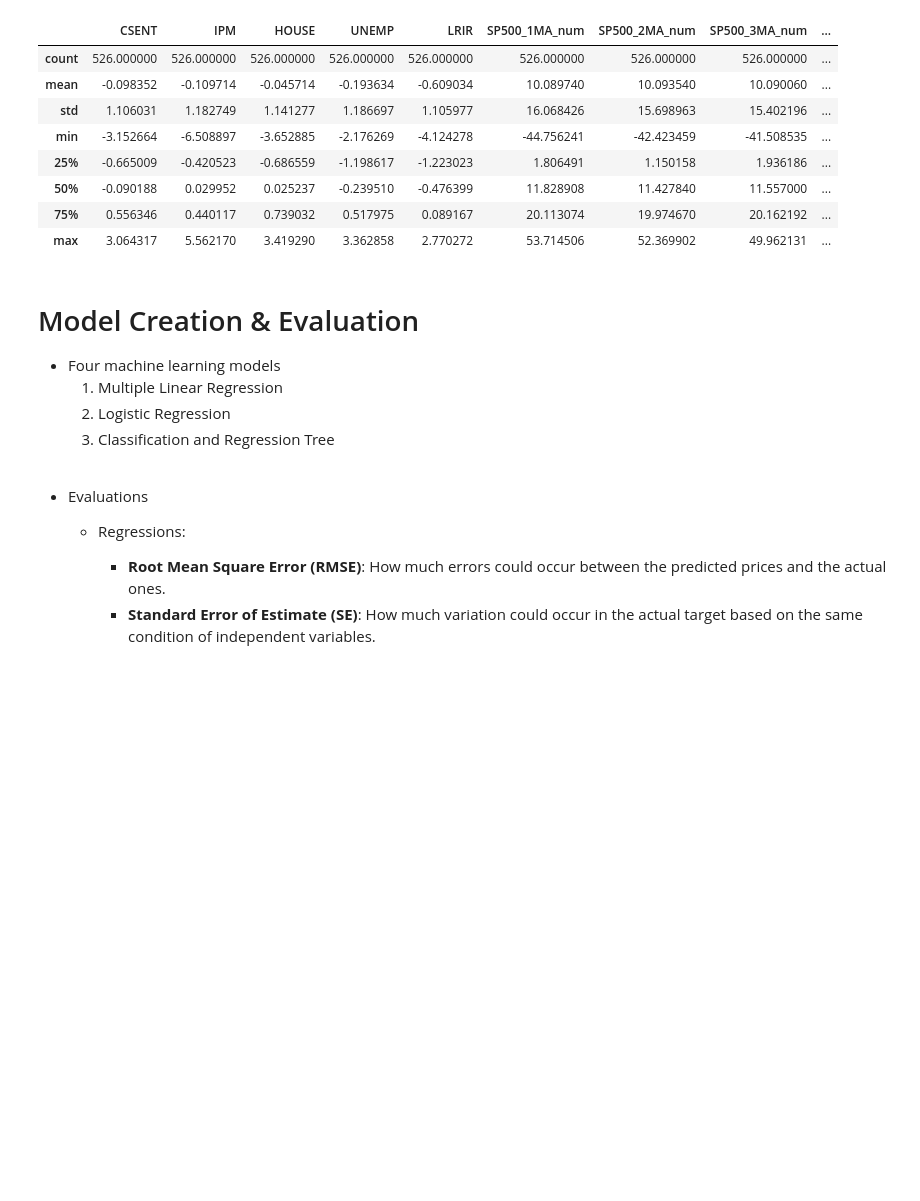
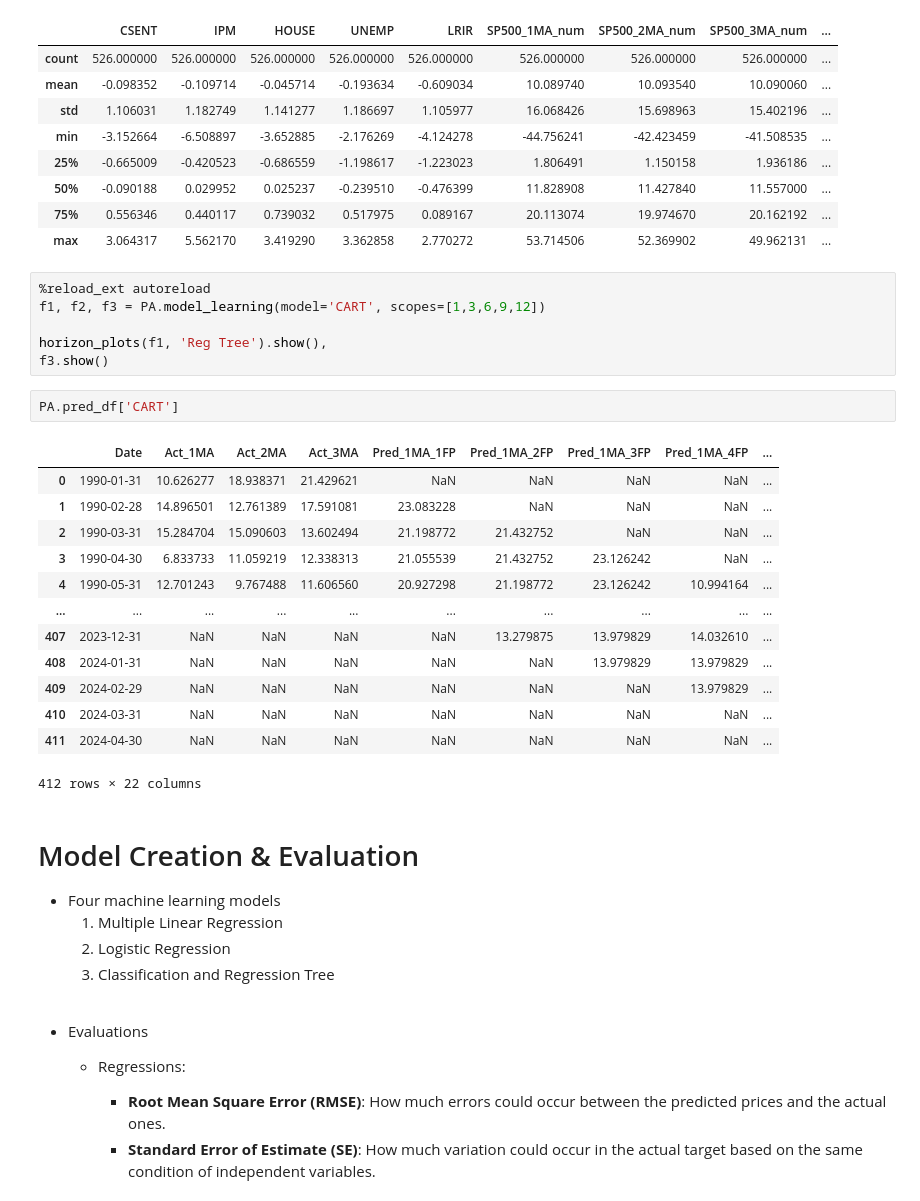
Before and after one commit to RanArino/Course_Projects, a Jupyter notebook: BDM500_PredictiveAnalysis/Projects/ML_Codes.ipynb, the cells around one changed output. Drawn from its saved outputs; the diff is of its cells as text; blank space fills up the shorter version.

Commit message:
add CART algo

```diff
--- a/BDM500_PredictiveAnalysis/Projects/ML_Codes.ipynb
+++ b/BDM500_PredictiveAnalysis/Projects/ML_Codes.ipynb
@@ -69,6 +74,28 @@ memory usage: 49.4+ KB
 | 50% | -0.090188 | 0.029952 | 0.025237 | -0.239510 | -0.476399 | 11.828908 | 11.427840 | 11.557000 | ... |
 | 75% | 0.556346 | 0.440117 | 0.739032 | 0.517975 | 0.089167 | 20.113074 | 19.974670 | 20.162192 | ... |
 | max | 3.064317 | 5.562170 | 3.419290 | 3.362858 | 2.770272 | 53.714506 | 52.369902 | 49.962131 | ... |
+# %%
+%reload_ext autoreload
+f1, f2, f3 = PA.model_learning(model='CART', scopes=[1,3,6,9,12])
+
+horizon_plots(f1, 'Reg Tree').show(),
+f3.show()
+# %%
+PA.pred_df['CART']
+# %% [output]
+|  | Date | Act_1MA | Act_2MA | Act_3MA | Pred_1MA_1FP | Pred_1MA_2FP | Pred_1MA_3FP | Pred_1MA_4FP | ... |
+| 0 | 1990-01-31 | 10.626277 | 18.938371 | 21.429621 | NaN | NaN | NaN | NaN | ... |
+| 1 | 1990-02-28 | 14.896501 | 12.761389 | 17.591081 | 23.083228 | NaN | NaN | NaN | ... |
+| 2 | 1990-03-31 | 15.284704 | 15.090603 | 13.602494 | 21.198772 | 21.432752 | NaN | NaN | ... |
+| 3 | 1990-04-30 | 6.833733 | 11.059219 | 12.338313 | 21.055539 | 21.432752 | 23.126242 | NaN | ... |
+| 4 | 1990-05-31 | 12.701243 | 9.767488 | 11.606560 | 20.927298 | 21.198772 | 23.126242 | 10.994164 | ... |
+| ... | ... | ... | ... | ... | ... | ... | ... | ... | ... |
+| 407 | 2023-12-31 | NaN | NaN | NaN | NaN | 13.279875 | 13.979829 | 14.032610 | ... |
+| 408 | 2024-01-31 | NaN | NaN | NaN | NaN | NaN | 13.979829 | 13.979829 | ... |
+| 409 | 2024-02-29 | NaN | NaN | NaN | NaN | NaN | NaN | 13.979829 | ... |
+| 410 | 2024-03-31 | NaN | NaN | NaN | NaN | NaN | NaN | NaN | ... |
+| 411 | 2024-04-30 | NaN | NaN | NaN | NaN | NaN | NaN | NaN | ... |
+412 rows × 22 columns
 # %% [markdown]
 # Model Creation & Evaluation
 
```
Also changed, not shown: parts of 11 cells of this notebook, 1 other file.
